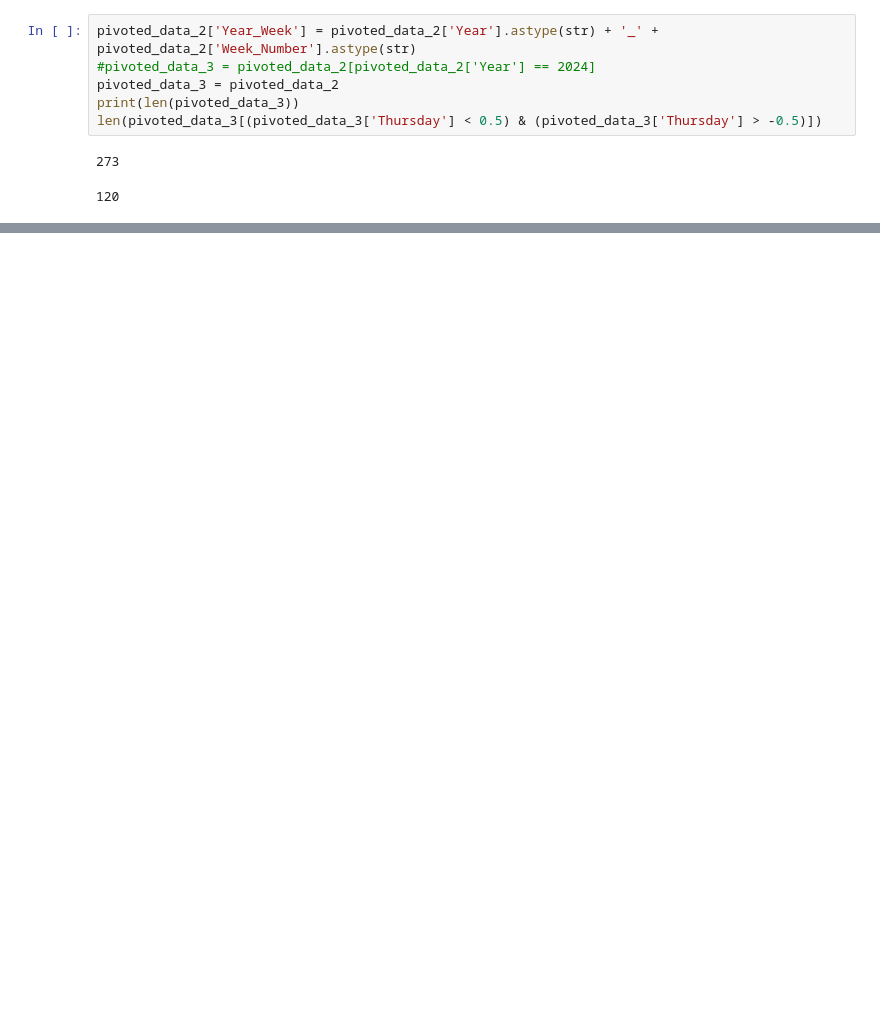
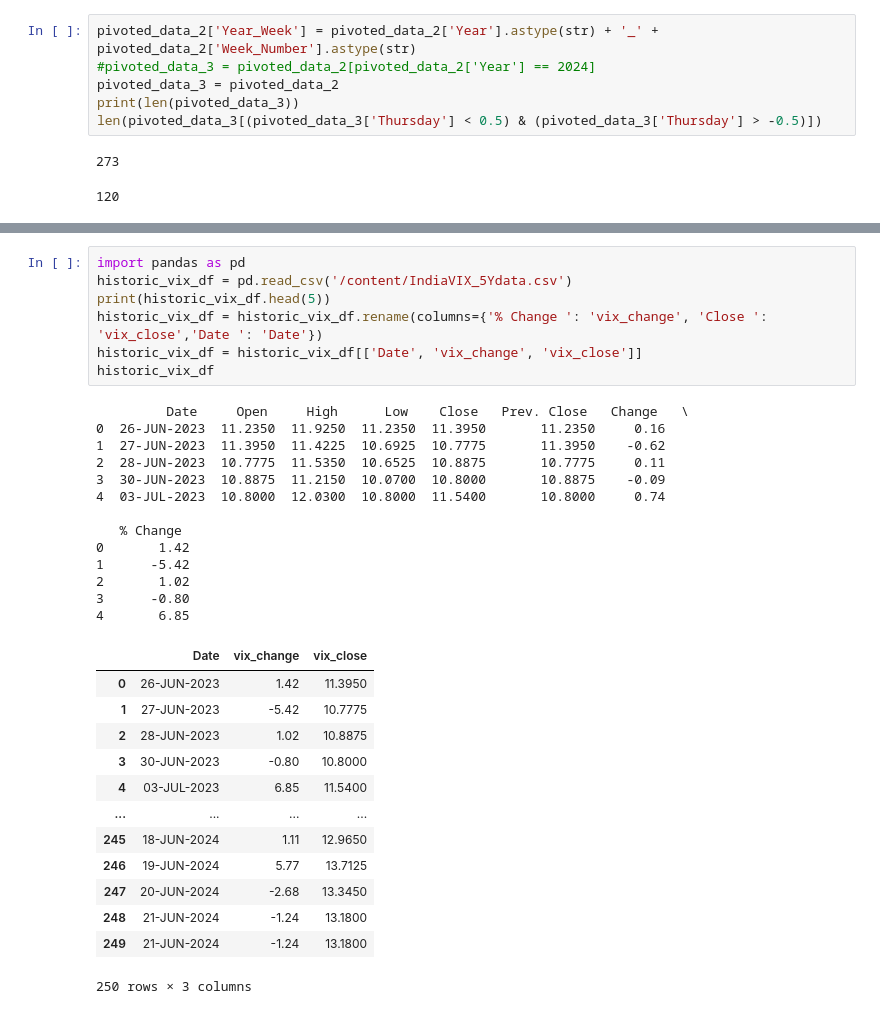
Before and after one commit to bala-ceg/backtest-strategies, a Jupyter notebook: weeklyexpiry_prediction.ipynb, the cells around one changed output, grey strips where cells are left out. Drawn from its saved outputs; the diff is of its cells as text; blank space fills up the shorter version.

```diff
--- a/weeklyexpiry_prediction.ipynb
+++ b/weeklyexpiry_prediction.ipynb
@@ -258,0 +243,34 @@ plt.show()
+# %%
+import pandas as pd
+historic_vix_df = pd.read_csv('/content/IndiaVIX_5Ydata.csv')
+print(historic_vix_df.head(5))
+historic_vix_df = historic_vix_df.rename(columns={'% Change ': 'vix_change', 'Close ': 'vix_close','Date ': 'Date'})
+historic_vix_df = historic_vix_df[['Date', 'vix_change', 'vix_close']]
+historic_vix_df
+# %% [output]
+         Date     Open     High      Low    Close   Prev. Close   Change   \
+0  26-JUN-2023  11.2350  11.9250  11.2350  11.3950       11.2350     0.16
+1  27-JUN-2023  11.3950  11.4225  10.6925  10.7775       11.3950    -0.62
+2  28-JUN-2023  10.7775  11.5350  10.6525  10.8875       10.7775     0.11
+3  30-JUN-2023  10.8875  11.2150  10.0700  10.8000       10.8875    -0.09
+4  03-JUL-2023  10.8000  12.0300  10.8000  11.5400       10.8000     0.74
+
+   % Change
+0       1.42
+1      -5.42
+2       1.02
+3      -0.80
+4       6.85
+|  | Date | vix_change | vix_close |
+| 0 | 26-JUN-2023 | 1.42 | 11.3950 |
+| 1 | 27-JUN-2023 | -5.42 | 10.7775 |
+| 2 | 28-JUN-2023 | 1.02 | 10.8875 |
+| 3 | 30-JUN-2023 | -0.80 | 10.8000 |
+| 4 | 03-JUL-2023 | 6.85 | 11.5400 |
+| ... | ... | ... | ... |
+| 245 | 18-JUN-2024 | 1.11 | 12.9650 |
+| 246 | 19-JUN-2024 | 5.77 | 13.7125 |
+| 247 | 20-JUN-2024 | -2.68 | 13.3450 |
+| 248 | 21-JUN-2024 | -1.24 | 13.1800 |
+| 249 | 21-JUN-2024 | -1.24 | 13.1800 |
+250 rows × 3 columns
```
Also changed, not shown: parts of 8 cells of this notebook.
